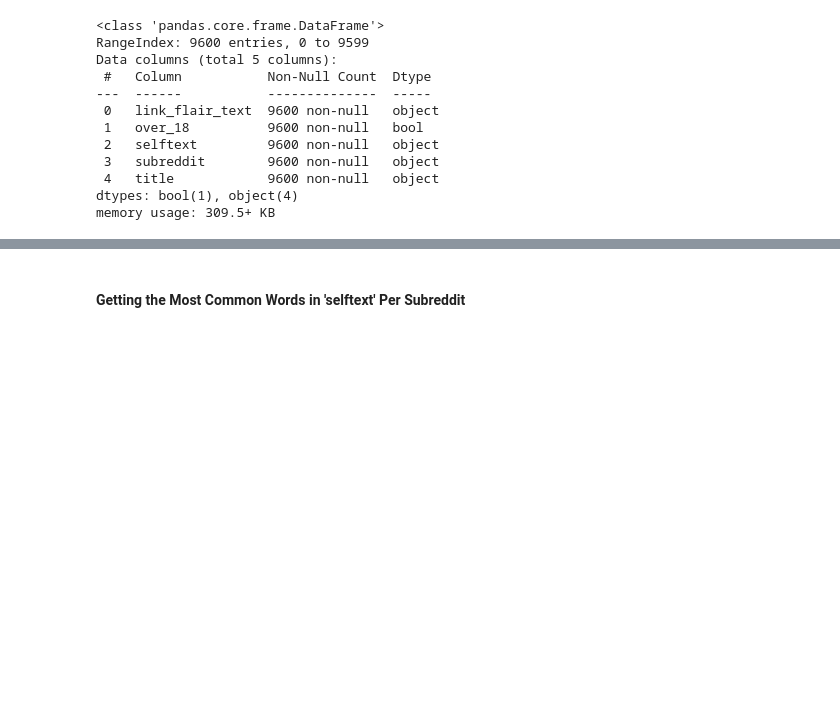
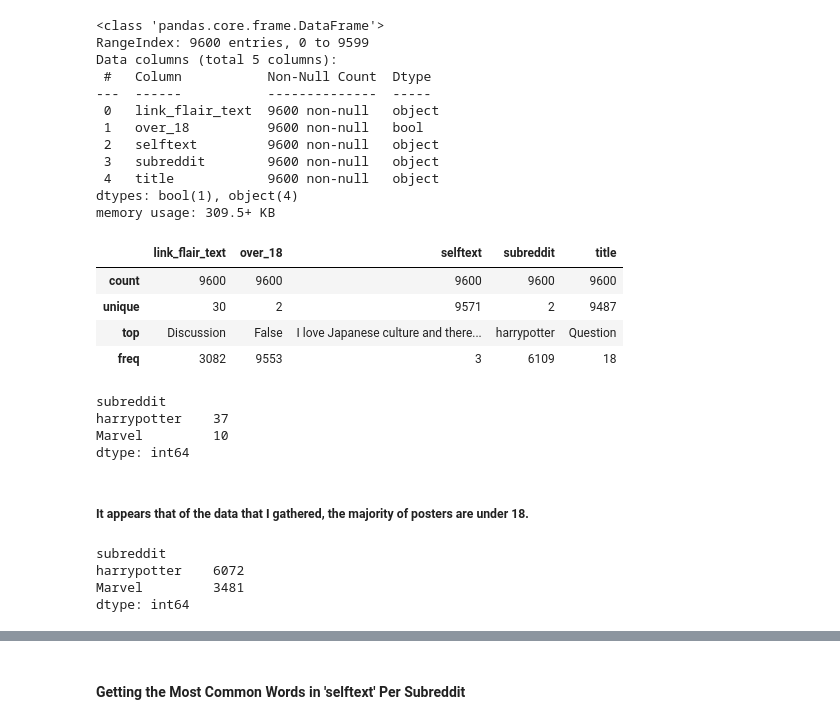
Before and after one commit to jpetersen626/reddit_classification_nlp, a Jupyter notebook: code/02_EDA.ipynb, the cells around one changed output, grey strips where cells are left out. Saved outputs shown, nothing was run; the diff lists cells and outputs as text; code cells hidden in the pictures; blank space fills up the shorter version.

```diff
--- a/code/02_EDA.ipynb
+++ b/code/02_EDA.ipynb
@@ -35,3 +77,29 @@ Data columns (total 5 columns):
  4   title            9600 non-null   object
 dtypes: bool(1), object(4)
 memory usage: 309.5+ KB
+# %%
+subreddit.describe()
+# %% [output]
+|  | link_flair_text | over_18 | selftext | subreddit | title |
+| count | 9600 | 9600 | 9600 | 9600 | 9600 |
+| unique | 30 | 2 | 9571 | 2 | 9487 |
+| top | Discussion | False | I love Japanese culture and there... | harrypotter | Question |
+| freq | 3082 | 9553 | 3 | 6109 | 18 |
+# %%
+over_18 = pd.DataFrame(subreddit[subreddit['over_18'] == True]['subreddit'])
+over_18.value_counts()
+# %% [output]
+subreddit
+harrypotter    37
+Marvel         10
+dtype: int64
+# %% [markdown]
+##### It appears that of the data that I gathered, the majority of posters are under 18.
+# %%
+under_18 = pd.DataFrame(subreddit[subreddit['over_18'] == False]['subreddit'])
+under_18.value_counts()
+# %% [output]
+subreddit
+harrypotter    6072
+Marvel         3481
+dtype: int64
```
Also changed, not shown: parts of 15 cells of this notebook, 3 other files.
